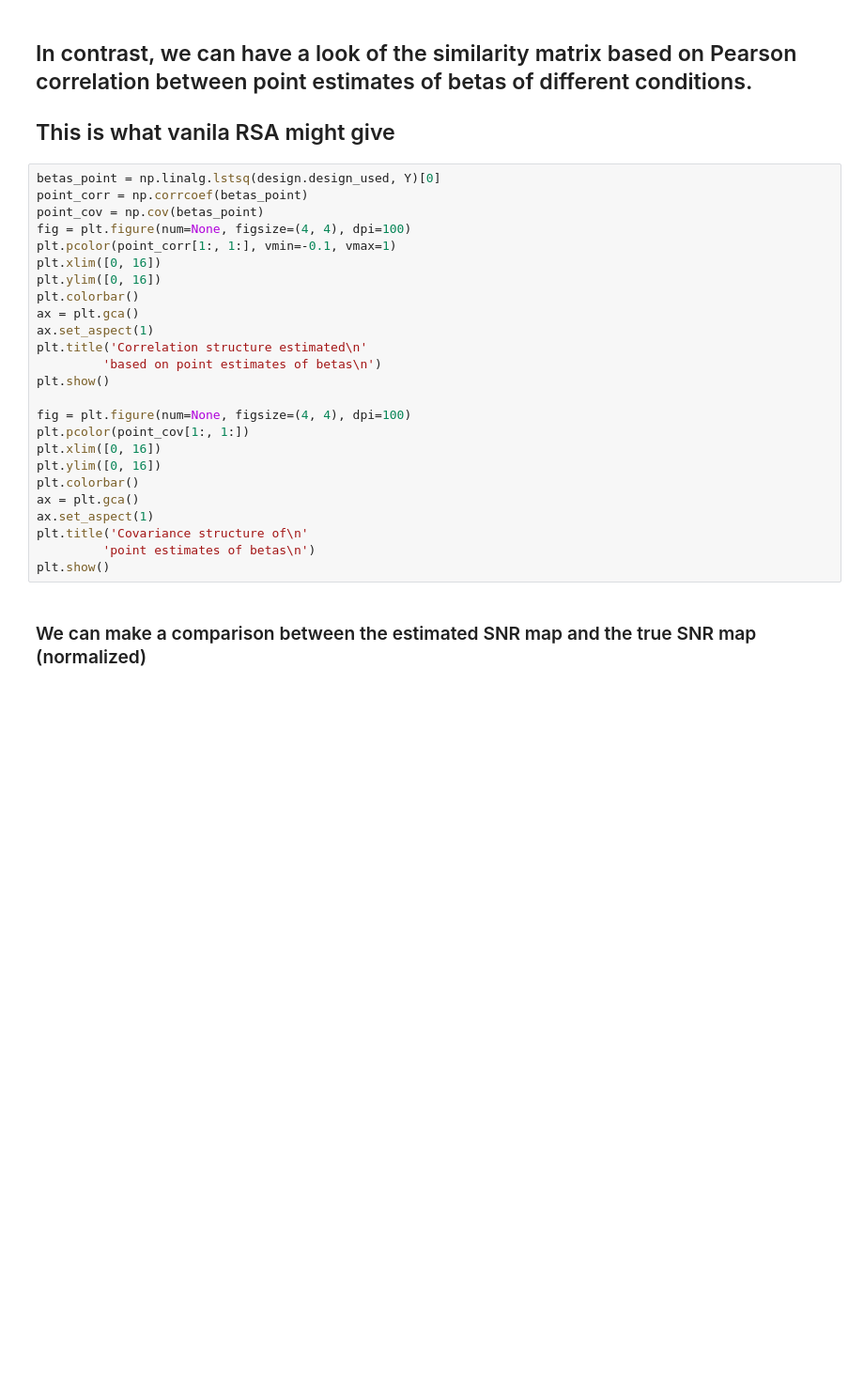
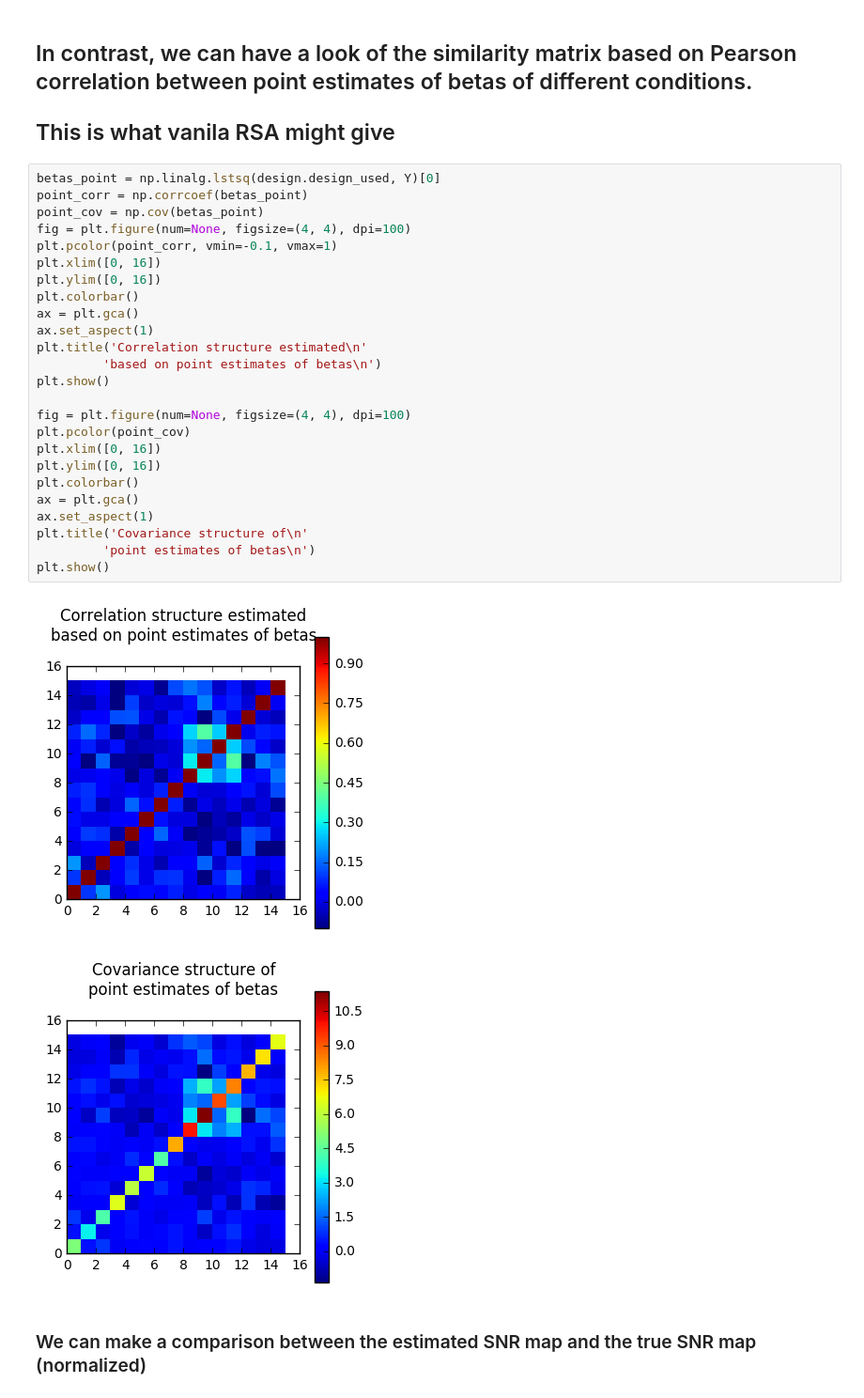
Before and after one commit to brainiak/brainiak, a Jupyter notebook: examples/reprsimil/brsa_representational_similarity_estimate_example.ipynb, the cells around one changed output. Shown at 94% size. Drawn from its saved outputs; the diff is of its cells as text; blank space fills up the shorter version.

```diff
--- a/examples/reprsimil/brsa_representational_similarity_estimate_example.ipynb
+++ b/examples/reprsimil/brsa_representational_similarity_estimate_example.ipynb
@@ -263,28 +284,31 @@ plt.show()
 # %%
 betas_point = np.linalg.lstsq(design.design_used, Y)[0]
 point_corr = np.corrcoef(betas_point)
 point_cov = np.cov(betas_point)
 fig = plt.figure(num=None, figsize=(4, 4), dpi=100)
-plt.pcolor(point_corr[1:, 1:], vmin=-0.1, vmax=1)
+plt.pcolor(point_corr, vmin=-0.1, vmax=1)
 plt.xlim([0, 16])
 plt.ylim([0, 16])
 plt.colorbar()
 ax = plt.gca()
 ax.set_aspect(1)
 plt.title('Correlation structure estimated\n'
          'based on point estimates of betas\n')
 plt.show()
 
 fig = plt.figure(num=None, figsize=(4, 4), dpi=100)
-plt.pcolor(point_cov[1:, 1:])
+plt.pcolor(point_cov)
 plt.xlim([0, 16])
 plt.ylim([0, 16])
 plt.colorbar()
 ax = plt.gca()
 ax.set_aspect(1)
 plt.title('Covariance structure of\n'
          'point estimates of betas\n')
 plt.show()
+# %% [output]
+[figure, added]
+[figure, added]
 # %% [markdown]
 ### We can make a comparison between the estimated SNR map and the true SNR map (normalized)
 # %%
```
Also changed, not shown: parts of 9 cells of this notebook, 2 other files.
